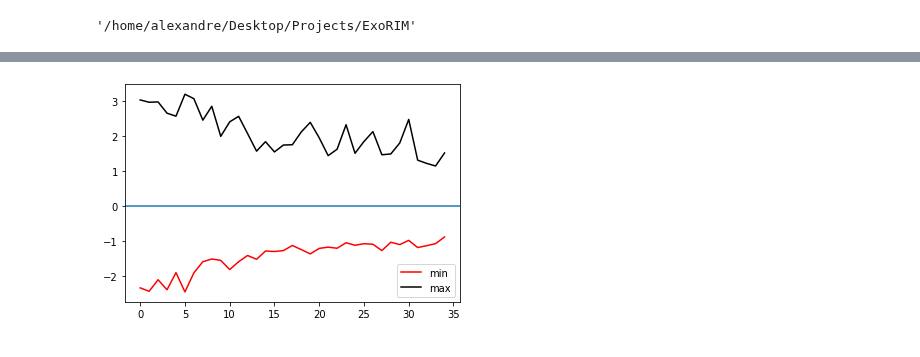
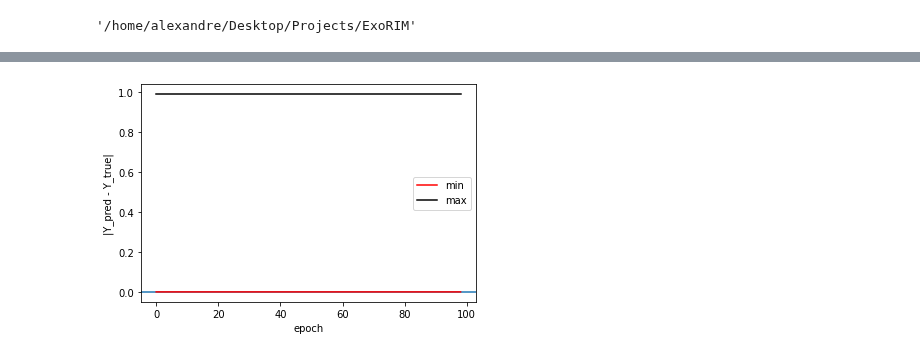
Before and after one commit to AlexandreAdam/ExoRIM, a Jupyter notebook: notebooks/analyse_20-06-07_22-42-35.ipynb, the cells around one changed output, grey strips where cells are left out. Saved outputs shown, nothing was run; the diff lists cells and outputs as text; code cells hidden in the pictures.

```diff
--- a/notebooks/analyse_20-06-07_22-42-35.ipynb
+++ b/notebooks/analyse_20-06-07_22-42-35.ipynb
@@ -17,7 +20,14 @@ basedir
 # %% [output]
 '/home/alexandre/Desktop/Projects/ExoRIM'
 # %%
-id = "20-07-09_20-40-21"
+# id = "20-07-06_20-58-35"
+# id = "20-07-12_14-59-55"
+# id = "20-07-12_14-06-21"
+# id = "20-07-14_18-57-13"
+# id = "20-07-15_16-40-40" # experiment with min max scalers -- wow! for CenteredCircle
+# id = "20-07-15_16-59-40" # same as above but whith all reconstruction steps
+# id = "20-07-15_17-20-41" # Now with slightly more difficult dataset
+id = "20-07-15_18-19-56" # now with the 12 steps
 results_dir = os.path.join(basedir, "results", id)
 checkpoints_dir = os.path.join(basedir, "models", id)
 train_data_dir = os.path.join(basedir, "data", id, "train")
@@ -96,11 +122,23 @@ anim1 = HTML(animation.to_html5_video())
 fig = plt.figure()
 cam = Camera(fig)
 for key in sorted(list(selected_image.keys())):
-    plt.imshow(np.abs(selected_image[key][step] - ground_truth[index])**2, cmap="gray")
+    plt.imshow(np.log(np.abs(selected_image[key][step] - ground_truth[index])), cmap="gray")
     cam.snap()
 animation = cam.animate()
 animation.save(os.path.join(results_dir, "residual.mp4"), writer="ffmpeg")
 anim2 = HTML(animation.to_html5_video())
+# %%
+%%capture
+
+fig = plt.figure()
+cam = Camera(fig)
+selected_grad = log_grad[index]
+for key in sorted(list(selected_grad.keys())):
+    plt.imshow(selected_grad[key][step])
+    cam.snap()
+animation = cam.animate()
+animation.save(os.path.join(results_dir, "log_likelihood_grad.mp4"), writer="ffmpeg")
+anim3 = HTML(animation.to_html5_video())
 # %%
 plt.figure()
 plt.imshow(ground_truth[index], cmap="gray")
@@ -119,0 +163,14 @@ anim2
+# %%
+fig = plt.figure()
+mi = []
+ma = []
+for key in sorted(list(selected_grad.keys())):
+    mi.append(selected_grad[key][step].min())
+    ma.append(selected_grad[key][step].max())
+plt.axhline(0)
+plt.plot(list(range(len(mi))), mi, "r-", label="min")
+plt.plot(list(range(len(mi))), ma, "k-", label="max")
+plt.xlabel("epoch")
+plt.ylabel("Gradient intensity")
+plt.legend()
+plt.show()
@@ -120,16 +195,17 @@ anim2
 # %%
 
 fig = plt.figure()
-selected_image = images[index]
 mi = []
 ma = []
 for key in sorted(list(selected_image.keys())):
-    mi.append(selected_image[key][step].min())
-    ma.append(selected_image[key][step].max())
+    mi.append(np.abs(selected_image[key][step] - ground_truth[index]).min())
+    ma.append(np.abs(selected_image[key][step] - ground_truth[index]).max())
 plt.axhline(0)
 plt.plot(list(range(len(mi))), mi, "r-", label="min")
 plt.plot(list(range(len(mi))), ma, "k-", label="max")
 plt.legend()
+plt.xlabel("epoch")
+plt.ylabel("|Y_pred - Y_true|")
 plt.show()
 # %% [output]
-[figure, old version]
+[figure, new version]
```
Also changed, not shown: parts of 19 cells of this notebook, 23 other files.
